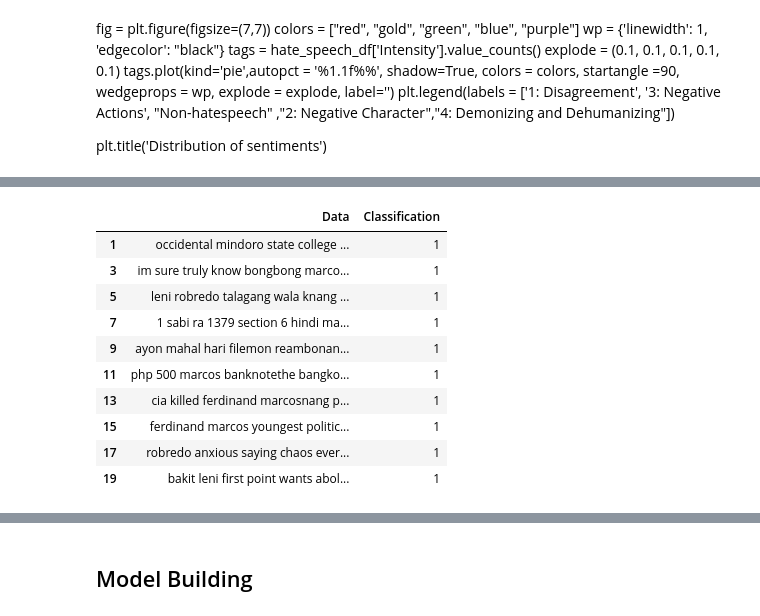
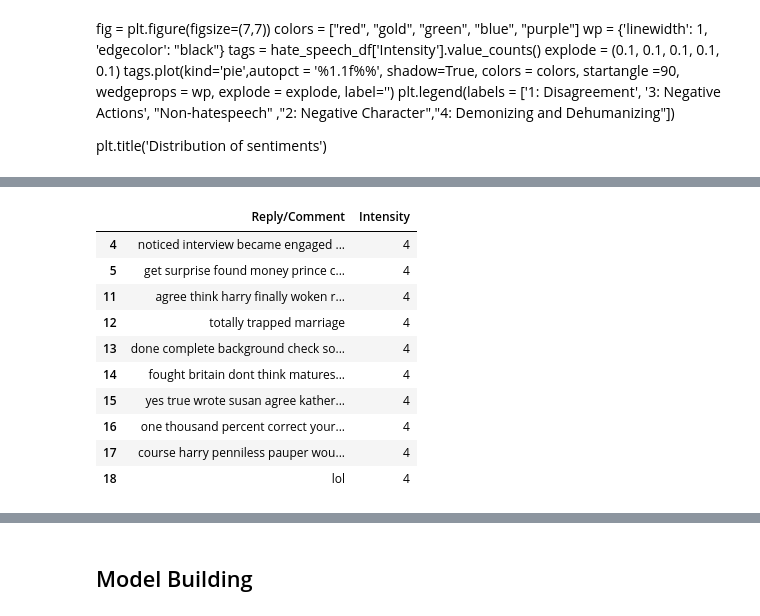
Before and after one commit to jNicoIas/hate_speech_intensity_classifier, a Jupyter notebook: hate_speech.ipynb, the cells around one changed output, grey strips where cells are left out. Saved outputs shown, nothing was run; the diff lists cells and outputs as text; code cells hidden in the pictures.

```diff
--- a/hate_speech.ipynb
+++ b/hate_speech.ipynb
@@ -112,11 +118,11 @@ df_word_counts = pd.DataFrame(sorted_word_counts, columns=['Word', 'Count'])
 # Save the DataFrame to a CSV file
 df_word_counts.to_csv('dataset/word_counts2.csv', index=False)
 # %%
-news_df = hate_speech_df.drop_duplicates('Reply/Comment')
+hate_speech_df = hate_speech_df.drop_duplicates('Reply/Comment')
 # duplicate_rows = news_df.duplicated('Data')
 # print("Number of duplicate rows:", duplicate_rows.sum())
 # print(len(news_df))
-display(news_df)
+display(hate_speech_df)
 # %% [output]
 |  | Reply/Comment | Intensity |
 | 0 | pshhht please woman never dated s... | 1 |
@@ -134,8 +140,8 @@ display(news_df)
 # %%
 lemmatizer = WordNetLemmatizer()
 def lemmatizing(data):
-    tweet = [lemmatizer.lemmatize(word) for word in data]
-    return data
+    tweet = [lemmatizer.lemmatize(word) for word in data.split()]
+    return " ".join(tweet)
 # %%
 hate_speech_df['Reply/Comment'] = hate_speech_df['Reply/Comment'].apply(lambda x: lemmatizing(x))
 display(hate_speech_df.head(10))
@@ -197,6 +215,6 @@ plt.title('Distribution of sentiments')
 # %%
 from sklearn.preprocessing import LabelEncoder
 labelEncoder_y = LabelEncoder()
-news_df['Classification'] = labelEncoder_y.fit_transform(news_df['Classification'])
-display(news_df.head())
+hate_speech_df['Intensity'] = labelEncoder_y.fit_transform(hate_speech_df['Intensity'])
+display(hate_speech_df.head(10))
 # %% [output]
@@ -234,16 +257,16 @@ plt.show()
 # %%
-fake = news_df[news_df.Classification == 1]
-fake.head(10)
+non_hate_speech = hate_speech_df[hate_speech_df.Intensity == 4]
+non_hate_speech.head(10)
 # %% [output]
-|  | Data | Classification |
-| 1 | occidental mindoro state college ... | 1 |
-| 3 | im sure truly know bongbong marco... | 1 |
-| 5 | leni robredo talagang wala knang ... | 1 |
-| 7 | 1 sabi ra 1379 section 6 hindi ma... | 1 |
-| 9 | ayon mahal hari filemon reambonan... | 1 |
-| 11 | php 500 marcos banknotethe bangko... | 1 |
-| 13 | cia killed ferdinand marcosnang p... | 1 |
-| 15 | ferdinand marcos youngest politic... | 1 |
-| 17 | robredo anxious saying chaos ever... | 1 |
-| 19 | bakit leni first point wants abol... | 1 |
+|  | Reply/Comment | Intensity |
+| 4 | noticed interview became engaged ... | 4 |
+| 5 | get surprise found money prince c... | 4 |
+| 11 | agree think harry finally woken r... | 4 |
+| 12 | totally trapped marriage | 4 |
+| 13 | done complete background check so... | 4 |
+| 14 | fought britain dont think matures... | 4 |
+| 15 | yes true wrote susan agree kather... | 4 |
+| 16 | one thousand percent correct your... | 4 |
+| 17 | course harry penniless pauper wou... | 4 |
+| 18 | lol | 4 |
 # %%
```
Also changed, not shown: parts of 37 cells of this notebook, 2 other files.
